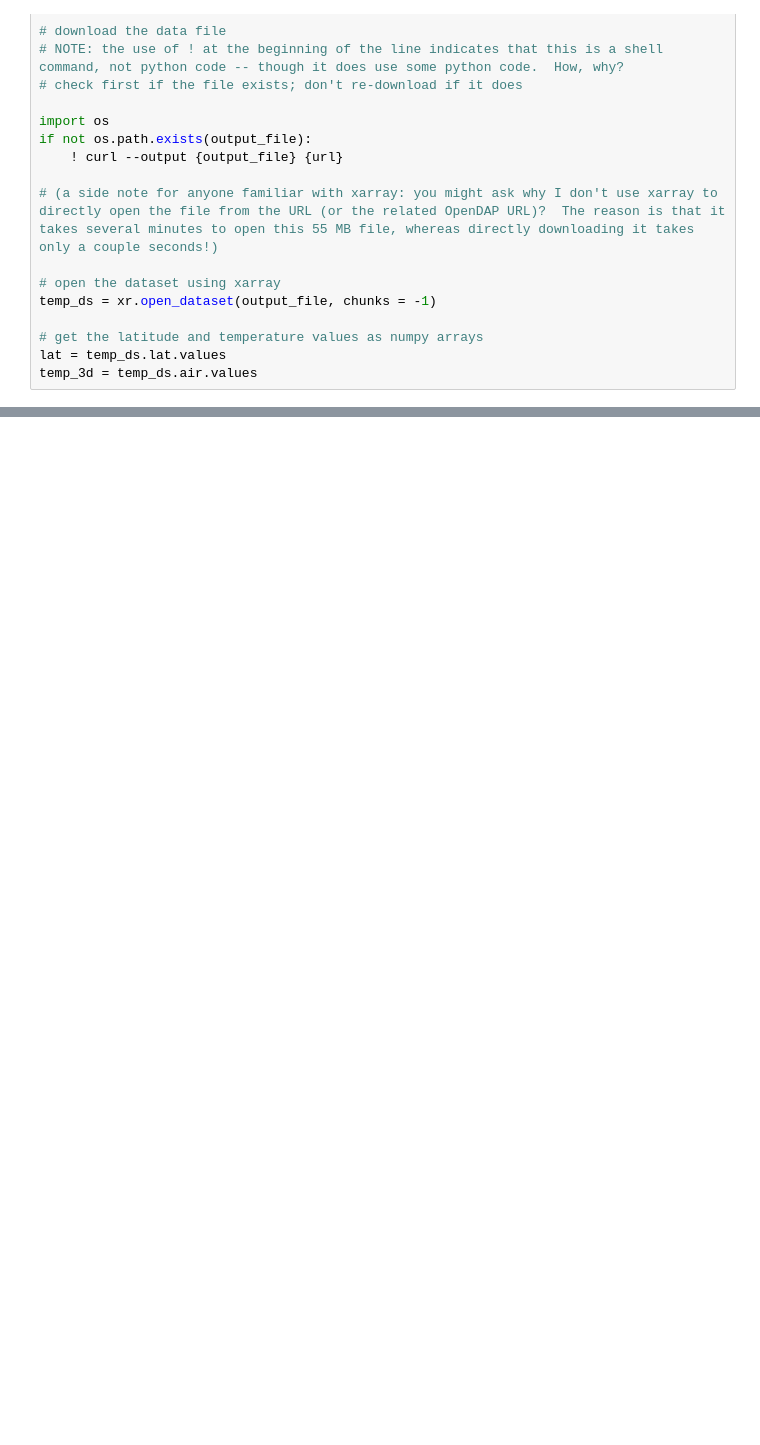
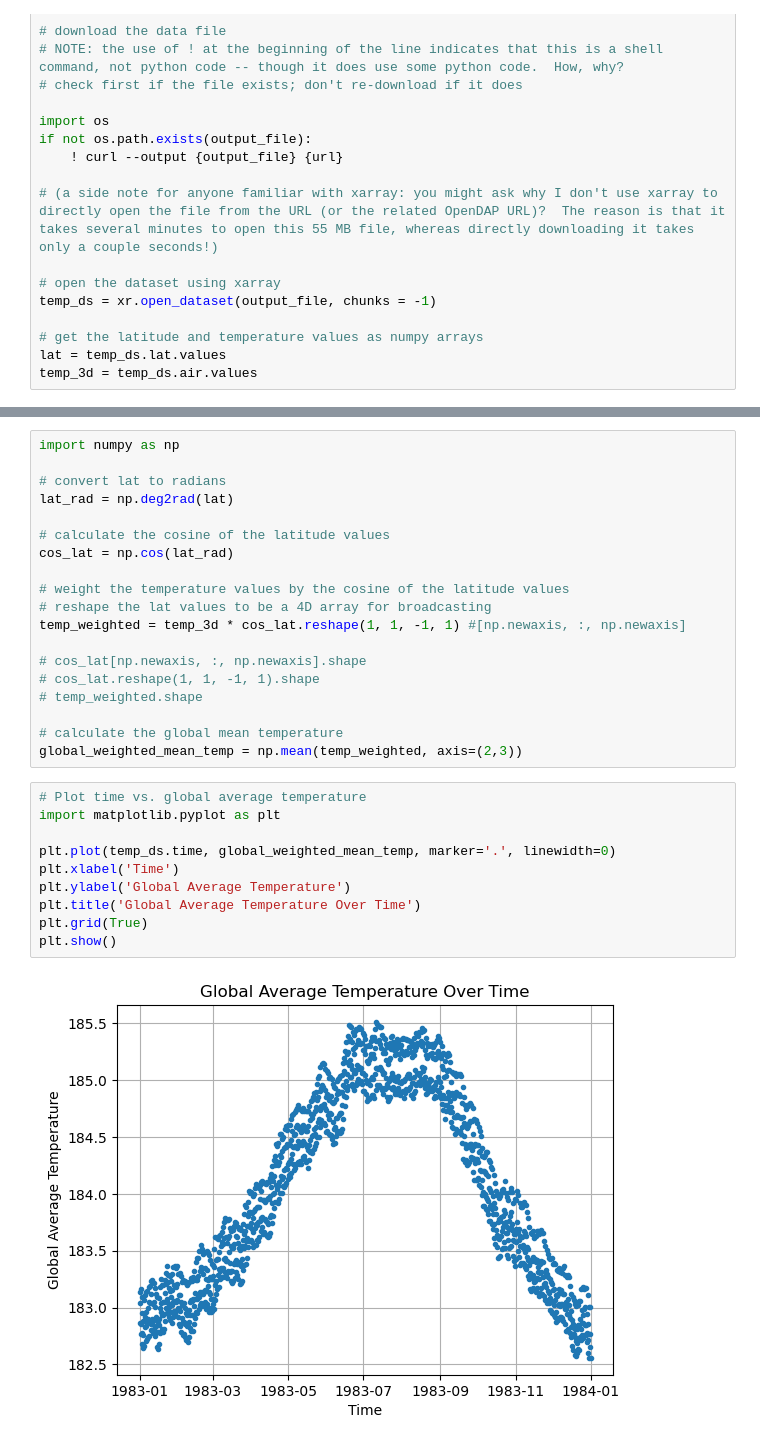
Before and after one commit to arif-geo/e_sci_data_analysis_test, a Jupyter notebook: eart_sci_data_analysis/Lesson_5_multidimensional/05_multidimensional_array_exercise.ipynb, the cells around one changed output, grey strips where cells are left out. Saved outputs shown, nothing was run; the diff lists cells and outputs as text; blank space fills up the shorter version.

Commit message:
finished global avg temp

```diff
--- a/eart_sci_data_analysis/Lesson_5_multidimensional/05_multidimensional_array_exercise.ipynb
+++ b/eart_sci_data_analysis/Lesson_5_multidimensional/05_multidimensional_array_exercise.ipynb
@@ -55,0 +54,31 @@ tw_mean = np.average(temp_3d, )
+# %%
+import numpy as np
+
+# convert lat to radians
+lat_rad = np.deg2rad(lat)
+
+# calculate the cosine of the latitude values
+cos_lat = np.cos(lat_rad)
+
+# weight the temperature values by the cosine of the latitude values
+# reshape the lat values to be a 4D array for broadcasting
+temp_weighted = temp_3d * cos_lat.reshape(1, 1, -1, 1) #[np.newaxis, :, np.newaxis]
+
+# cos_lat[np.newaxis, :, np.newaxis].shape
+# cos_lat.reshape(1, 1, -1, 1).shape
+# temp_weighted.shape
+
+# calculate the global mean temperature
+global_weighted_mean_temp = np.mean(temp_weighted, axis=(2,3))
+# %%
+# Plot time vs. global average temperature
+import matplotlib.pyplot as plt
+
+plt.plot(temp_ds.time, global_weighted_mean_temp, marker='.', linewidth=0)
+plt.xlabel('Time')
+plt.ylabel('Global Average Temperature')
+plt.title('Global Average Temperature Over Time')
+plt.grid(True)
+plt.show()
+# %% [output]
+[figure, added]
```
Also changed, not shown: parts of 3 cells of this notebook.
